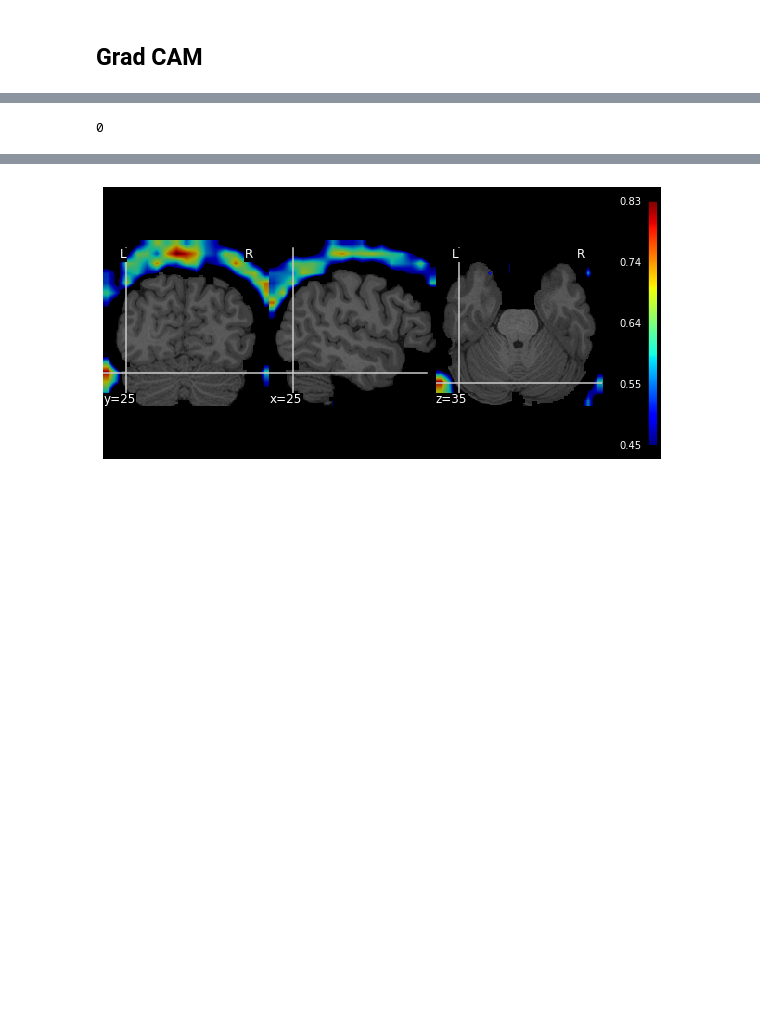
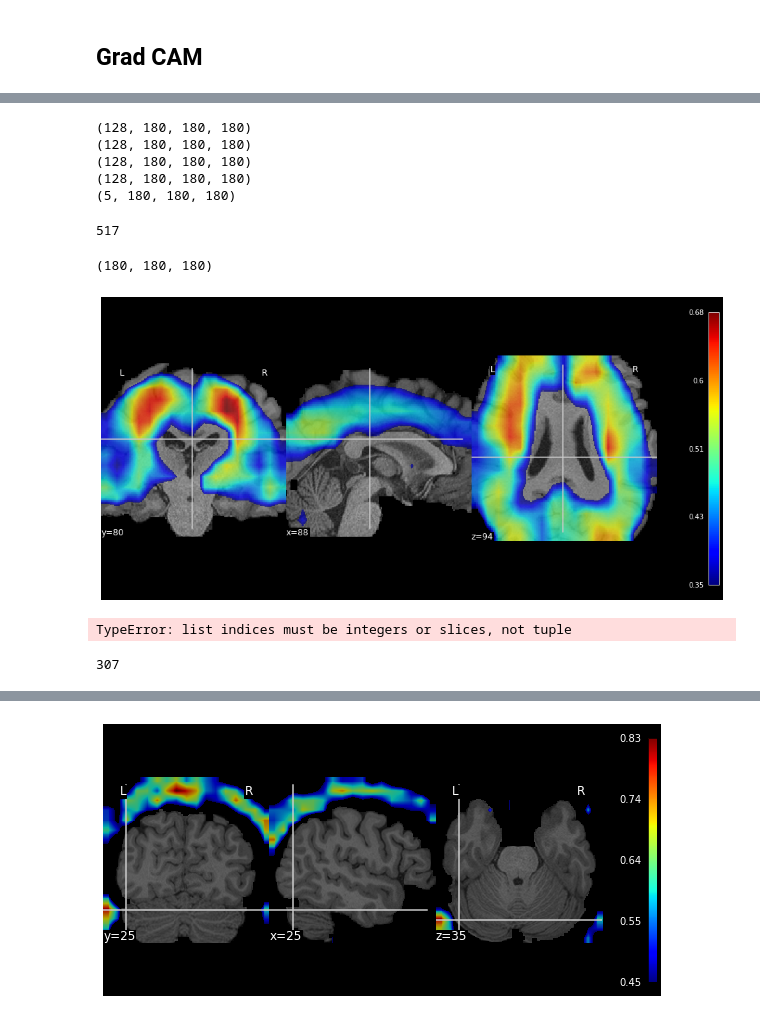
Before and after one commit to PolinaDruzhinina/CrystalNeuroimaging, a Jupyter notebook: masks/obtain_masks.ipynb, the cells around one changed output, grey strips where cells are left out. Saved outputs shown, nothing was run; the diff lists cells and outputs as text; code cells hidden in the pictures; blank space fills up the shorter version.

```diff
--- a/masks/obtain_masks.ipynb
+++ b/masks/obtain_masks.ipynb
@@ -323,0 +400,23 @@ isTrain = True
+# %%
+mask = []
+for i in range(0,5):
+    mask.append(np.load(os.path.join(CHECKPOINTS_DIR,'masks_grad_cam_{}.npy'.format(i))))
+    print(mask[i].shape)
+part = np.concatenate(mask,axis=0)
+# %% [output]
+(128, 180, 180, 180)
+(128, 180, 180, 180)
+(128, 180, 180, 180)
+(128, 180, 180, 180)
+(5, 180, 180, 180)
+# %%
+lab = y==1
+len(lab)
+# %% [output]
+517
+# %%
+mean = part[lab].mean(axis=0)
+print(mean.shape)
+np.save(os.path.join(CHECKPOINTS_DIR,'grad_cam_mean_labels_1'), mean)
+# %% [output]
+(180, 180, 180)
@@ -324,3 +425,11 @@ isTrain = True
+# %%
+fig, axes = plt.subplots(figsize=(16,8))
+roi_img = nib.Nifti1Image(mean,affine=np.eye(4))
+bim_img  = nib.Nifti1Image(np.squeeze(dataset[1][0].numpy()),affine=np.eye(4))
+plotting.plot_roi(roi_img,bim_img, axes=axes,colorbar=True,cmap='jet',threshold=0.35)
+plt.show()
+# %% [output]
+[figure, added]
 # %%
 if isTrain:
     model = model.to(device)
@@ -328,9 +437,12 @@ if isTrain:
     model.eval()
     loader = torch_data.DataLoader(dataset, batch_size=1, shuffle=False)
     masks_grad = grad_cam.get_masks(model.module, loader, device, mask_type='grad_cam')
-    np.save(os.path.join(CHECKPOINTS_DIR,'masks_grad_cam_part1_right_label'), masks_grad)
+    np.save(os.path.join(CHECKPOINTS_DIR,'masks_grad_cam_part_1_gold'), masks_grad)
 else:
-    masks_grad1 = np.load(os.path.join(CHECKPOINTS_DIR, 'masks_grad_cam_part1_right_label.npy'))
+    masks_grad1 = np.load(os.path.join(CHECKPOINTS_DIR, 'masks_grad_cam_part_1_gold.npy'))
+#     masks_grad1 = np.load(os.path.join(CHECKPOINTS_DIR, 'masks_grad_cam_for_onlylabel_1.npy'))
+# %% [output]
+TypeError: list indices must be integers or slices, not tuple
 # %%
 if isTrain:
     model = model.to(device)
@@ -357,7 +469,7 @@ def plot_central_cuts(img, title="", t=None):
     axes[1].imshow(img[0, :, img.shape[2] // 2, :])
     axes[2].imshow(img[0, :, :, img.shape[3] // 2])
     plt.show()
-# %%
-y[3]
-# %% [output]
-0
+# %%
+len(masks_grad1[loader.dataset.y==0])
+# %% [output]
+307
```
Also changed, not shown: parts of 23 cells of this notebook, 9 other files.
